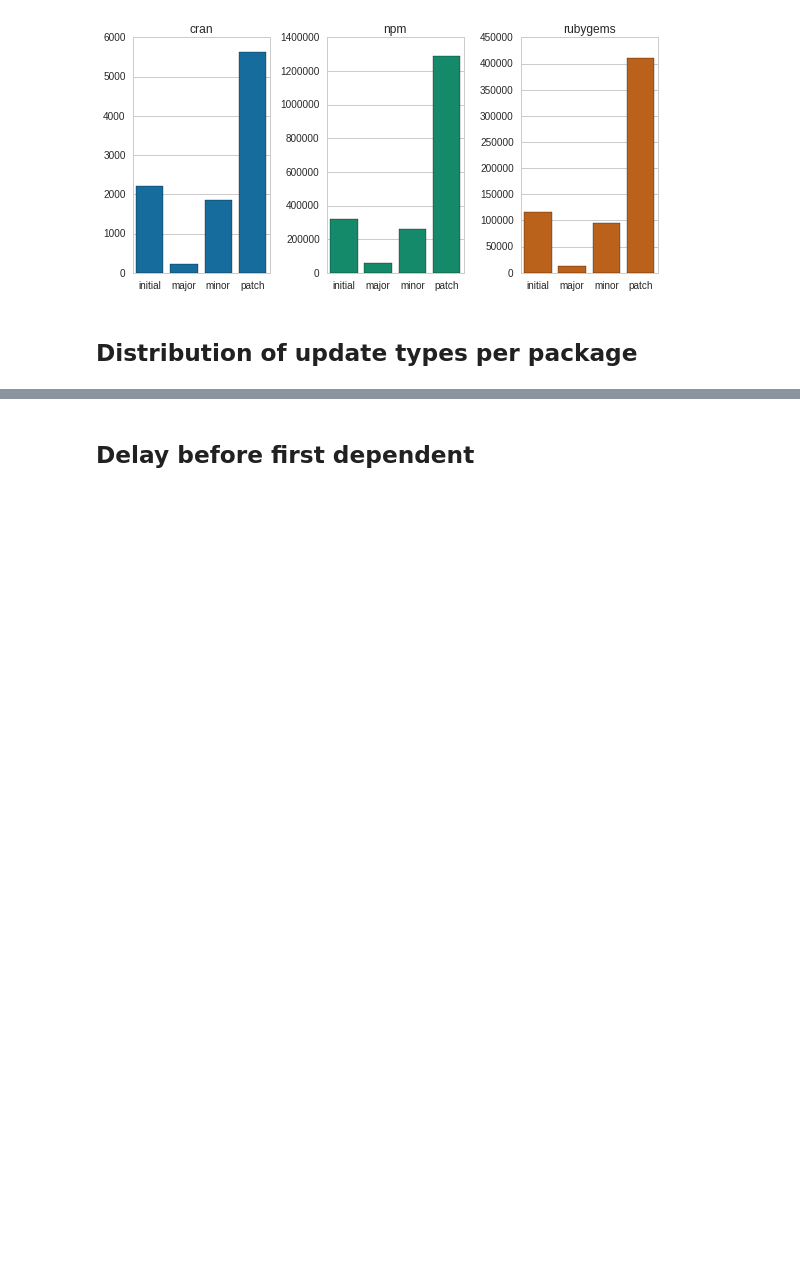
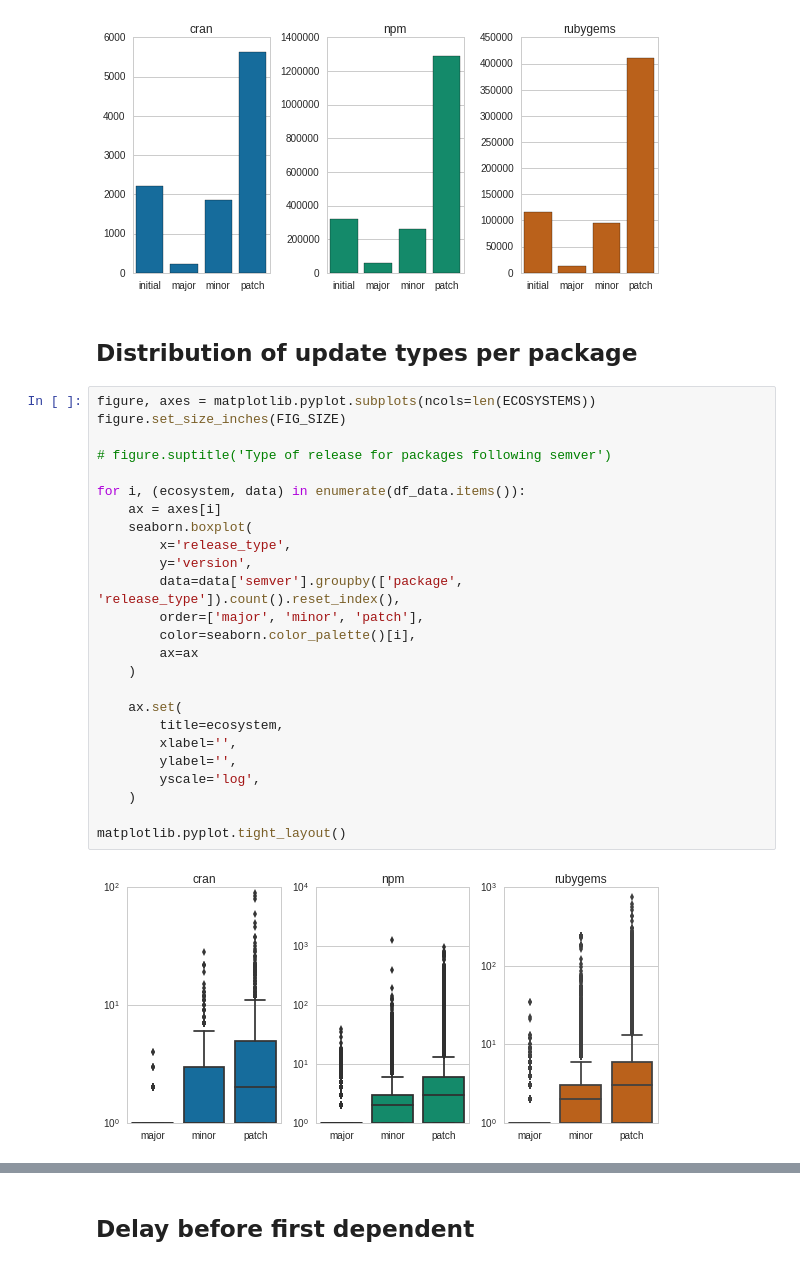
Before and after one commit to AlexandreDecan/ecos-emse, a Jupyter notebook: notebooks/Ecosystem activity.ipynb, the cells around one changed output, grey strips where cells are left out. Drawn from its saved outputs; the diff is of its cells as text; blank space fills up the shorter version.

```diff
--- a/notebooks/Ecosystem activity.ipynb
+++ b/notebooks/Ecosystem activity.ipynb
@@ -534,3 +534,30 @@ matplotlib.pyplot.tight_layout()
 [figure]
 # %% [markdown]
 ## Distribution of update types per package
+# %%
+figure, axes = matplotlib.pyplot.subplots(ncols=len(ECOSYSTEMS))
+figure.set_size_inches(FIG_SIZE)
+
+# figure.suptitle('Type of release for packages following semver')
+
+for i, (ecosystem, data) in enumerate(df_data.items()):
+    ax = axes[i]
+    seaborn.boxplot(
+        x='release_type',
+        y='version',
+        data=data['semver'].groupby(['package', 'release_type']).count().reset_index(),
+        order=['major', 'minor', 'patch'],
+        color=seaborn.color_palette()[i],
+        ax=ax
+    )
+
+    ax.set(
+        title=ecosystem,
+        xlabel='',
+        ylabel='',
+        yscale='log',
+    )
+
+matplotlib.pyplot.tight_layout()
+# %% [output]
+[figure, added]
```
Also changed, not shown: parts of 7 cells of this notebook.
